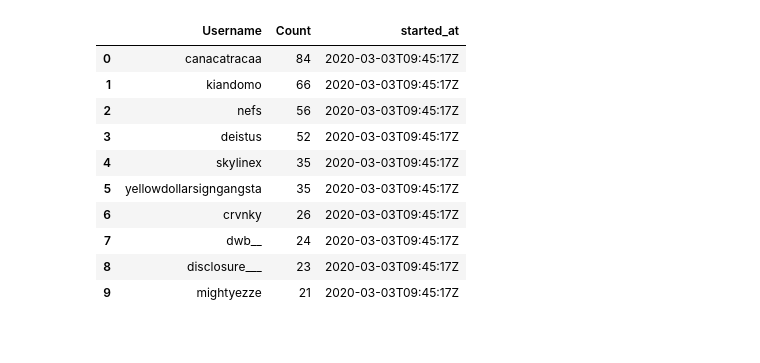
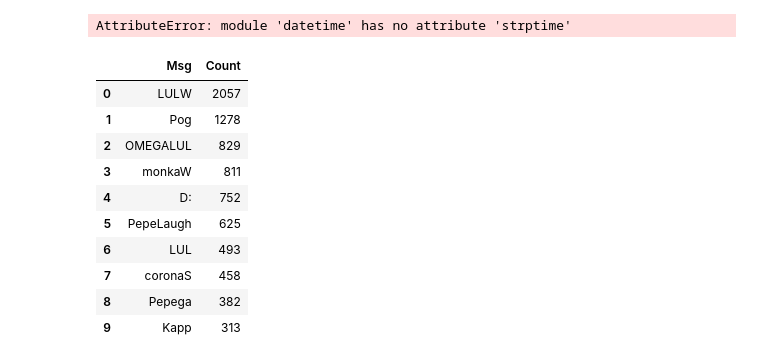
Before and after one commit to randieiii/tcad, a Jupyter notebook: Untitled1.ipynb, the cells around one changed output. Drawn from its saved outputs; the diff is of its cells as text; code cells hidden in the pictures.

```diff
--- a/Untitled1.ipynb
+++ b/Untitled1.ipynb
@@ -50,3 +62,4 @@ dh = StreamerSlave(
 )
 # %%
 dttv = dh.top_by_coulumn("username",10)
+drrv = dh.top_by_coulumn("msg",10)
@@ -78,14 +66,18 @@ for key, item in groped:
-# %%
-dttb
-# %% [output]
-|  | Username | Count | started_at |
-| 0 | canacatracaa | 84 | 2020-03-03T09:45:17Z |
-| 1 | kiandomo | 66 | 2020-03-03T09:45:17Z |
-| 2 | nefs | 56 | 2020-03-03T09:45:17Z |
-| 3 | deistus | 52 | 2020-03-03T09:45:17Z |
-| 4 | skylinex | 35 | 2020-03-03T09:45:17Z |
-| 5 | yellowdollarsigngangsta | 35 | 2020-03-03T09:45:17Z |
-| 6 | crvnky | 26 | 2020-03-03T09:45:17Z |
-| 7 | dwb__ | 24 | 2020-03-03T09:45:17Z |
-| 8 | disclosure___ | 23 | 2020-03-03T09:45:17Z |
-| 9 | mightyezze | 21 | 2020-03-03T09:45:17Z |
+# %%
+dh.write_df_to_sql(dttv, "sodapoppintop_by_coulumn", {"started_at": dh.data_frame["started_at"][0]})
+# %% [output]
+AttributeError: module 'datetime' has no attribute 'strptime'
+# %%
+drrv
+# %% [output]
+|  | Msg | Count |
+| 0 | LULW | 2057 |
+| 1 | Pog | 1278 |
+| 2 | OMEGALUL | 829 |
+| 3 | monkaW | 811 |
+| 4 | D: | 752 |
+| 5 | PepeLaugh | 625 |
+| 6 | LUL | 493 |
+| 7 | coronaS | 458 |
+| 8 | Pepega | 382 |
+| 9 | Kapp | 313 |
```
Also changed, not shown: parts of 20 cells of this notebook, 1 other file.
